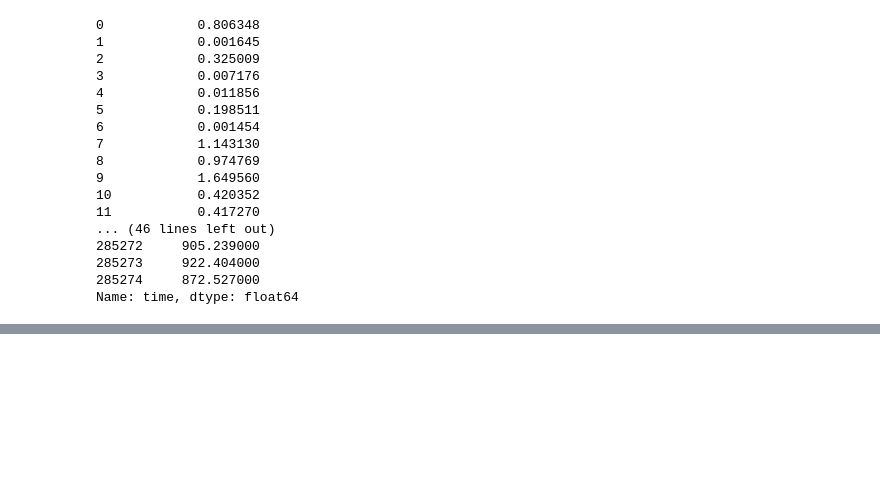
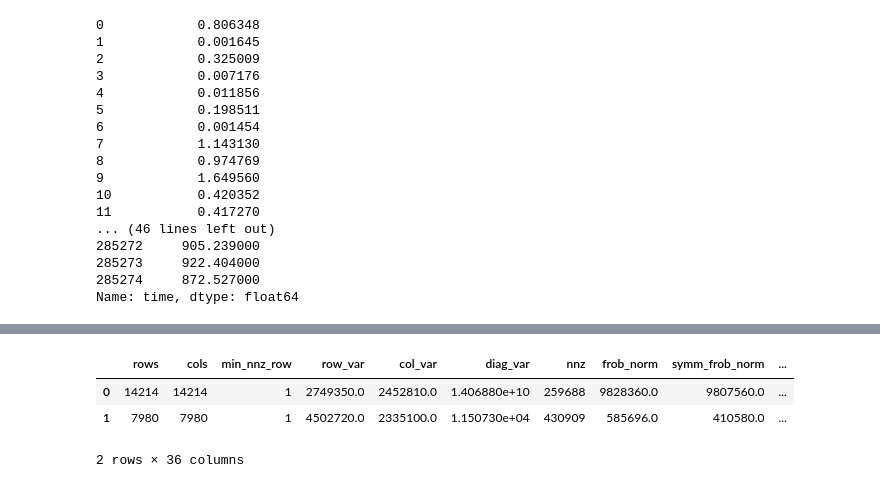
Before and after one commit to patemotter/trilinos-prediction, a Jupyter notebook: Data_Interpretation.ipynb, the cells around one changed output, grey strips where cells are left out. Cells and saved outputs as stored; diff of their text form; code cells hidden in the pictures; blank space fills up the shorter version.

```diff
--- a/Data_Interpretation.ipynb
+++ b/Data_Interpretation.ipynb
@@ -68,0 +98,7 @@ Name: time, dtype: float64
+# %%
+properties.head(2)
+# %% [output]
+|  | rows | cols | min_nnz_row | row_var | col_var | diag_var | nnz | frob_norm | symm_frob_norm | ... |
+| 0 | 14214 | 14214 | 1 | 2749350.0 | 2452810.0 | 1.406880e+10 | 259688 | 9828360.0 | 9807560.0 | ... |
+| 1 | 7980 | 7980 | 1 | 4502720.0 | 2335100.0 | 1.150730e+04 | 430909 | 585696.0 | 410580.0 | ... |
+2 rows × 36 columns
```
Also changed, not shown: parts of 12 cells of this notebook, 1 other file.
